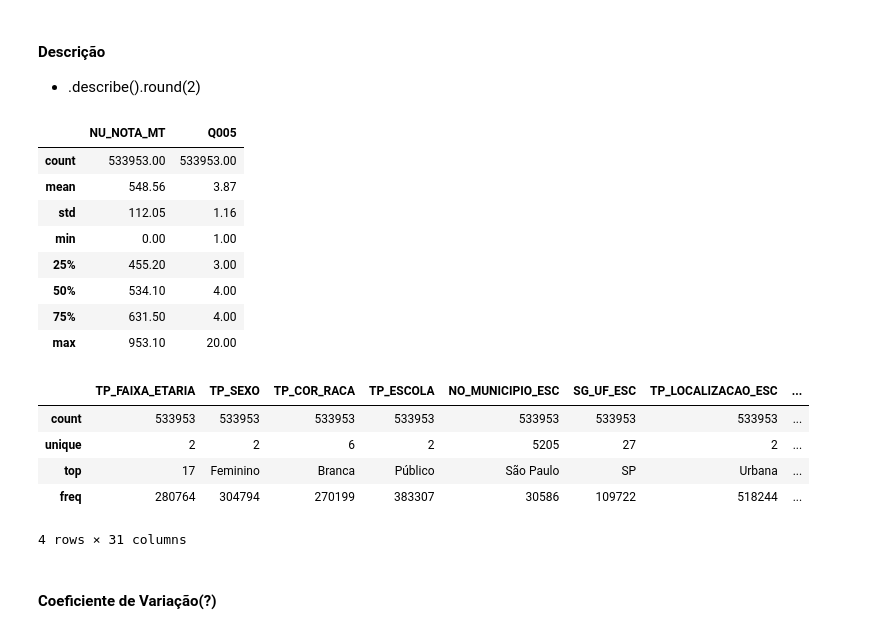
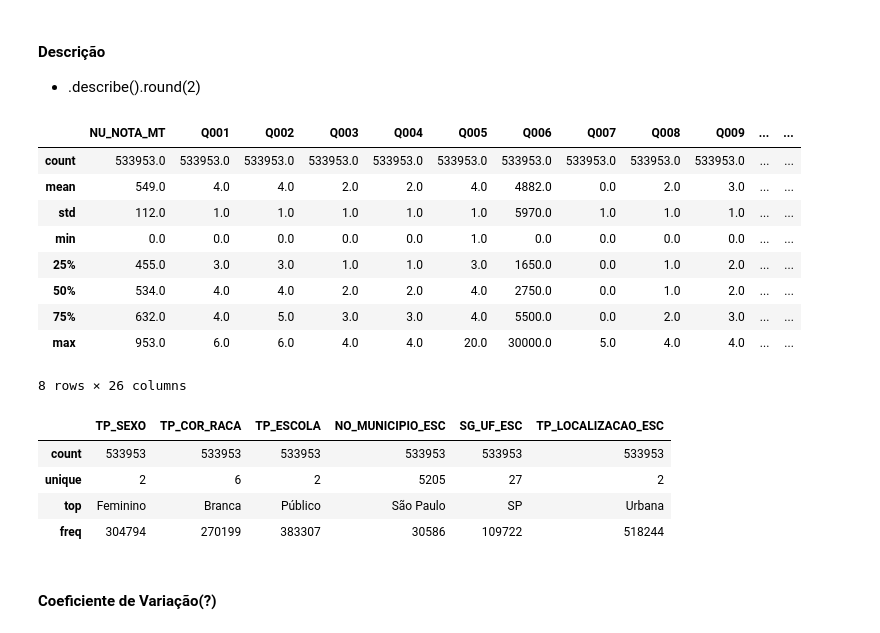
Before and after one commit to ihaveonesun/Projeto-Final-Semantix, a Jupyter notebook: projeto_final_enem.ipynb, the cells around one changed output. Drawn from its saved outputs; the diff is of its cells as text; code cells hidden in the pictures.

```diff
--- a/projeto_final_enem.ipynb
+++ b/projeto_final_enem.ipynb
@@ -209,2 +201,0 @@ dicionario_renda_Q006 = {'A':'Nenhuma Renda', 'B':'Até R$ 1.100,00', 'C':'Até
-# %%
-quest_alunos_df.Q006 = quest_alunos_df.Q006.map(dicionario_renda_Q006)
@@ -234,4 +260,4 @@ _=[auto_map_questionario('Q0{:002}'.format(i)) for i in range(8, 26)]
 # %%
 lista_variaveis = list(quest_alunos_df.columns)
 # %%
-lista_variaveis_quantitativas = ['NU_NOTA_MT','Q005']
+lista_variaveis_qualitativas = ['TP_SEXO','TP_COR_RACA','TP_ESCOLA','NO_MUNICIPIO_ESC','SG_UF_ESC','TP_LOCALIZACAO_ESC']
@@ -244,2 +266,2 @@ Q005 e NU_NOTA_MT são as únicas features quantitativas, talvez devesse transfo
 # %%
-lista_variaveis_qualitativas = [var for var in lista_variaveis if var not in lista_variaveis_quantitativas]
+lista_variaveis_quantitativas = [var for var in lista_variaveis if var not in lista_variaveis_qualitativas]
@@ -254,26 +276,26 @@ lista_variaveis_qualitativas = [var for var in lista_variaveis if var not in lis
 #### Descrição
 * .describe().round(2)
 # %%
-quest_alunos_df[lista_variaveis_quantitativas].describe().round(2)
+quest_alunos_df[lista_variaveis_quantitativas].describe().round()
 # %% [output]
-|  | NU_NOTA_MT | Q005 |
-| count | 533953.00 | 533953.00 |
-| mean | 548.56 | 3.87 |
-| std | 112.05 | 1.16 |
-| min | 0.00 | 1.00 |
-| 25% | 455.20 | 3.00 |
-| 50% | 534.10 | 4.00 |
-| 75% | 631.50 | 4.00 |
-| max | 953.10 | 20.00 |
+|  | NU_NOTA_MT | Q001 | Q002 | Q003 | Q004 | Q005 | Q006 | Q007 | Q008 | Q009 | ... | ... |
+| count | 533953.0 | 533953.0 | 533953.0 | 533953.0 | 533953.0 | 533953.0 | 533953.0 | 533953.0 | 533953.0 | 533953.0 | ... | ... |
+| mean | 549.0 | 4.0 | 4.0 | 2.0 | 2.0 | 4.0 | 4882.0 | 0.0 | 2.0 | 3.0 | ... | ... |
+| std | 112.0 | 1.0 | 1.0 | 1.0 | 1.0 | 1.0 | 5970.0 | 1.0 | 1.0 | 1.0 | ... | ... |
+| min | 0.0 | 0.0 | 0.0 | 0.0 | 0.0 | 1.0 | 0.0 | 0.0 | 0.0 | 0.0 | ... | ... |
+| 25% | 455.0 | 3.0 | 3.0 | 1.0 | 1.0 | 3.0 | 1650.0 | 0.0 | 1.0 | 2.0 | ... | ... |
+| 50% | 534.0 | 4.0 | 4.0 | 2.0 | 2.0 | 4.0 | 2750.0 | 0.0 | 1.0 | 2.0 | ... | ... |
+| 75% | 632.0 | 4.0 | 5.0 | 3.0 | 3.0 | 4.0 | 5500.0 | 0.0 | 2.0 | 3.0 | ... | ... |
+| max | 953.0 | 6.0 | 6.0 | 4.0 | 4.0 | 20.0 | 30000.0 | 5.0 | 4.0 | 4.0 | ... | ... |
+8 rows × 26 columns
 # %%
 quest_alunos_df[lista_variaveis_qualitativas].describe().round(2)
 # %% [output]
-|  | TP_FAIXA_ETARIA | TP_SEXO | TP_COR_RACA | TP_ESCOLA | NO_MUNICIPIO_ESC | SG_UF_ESC | TP_LOCALIZACAO_ESC | ... |
-| count | 533953 | 533953 | 533953 | 533953 | 533953 | 533953 | 533953 | ... |
-| unique | 2 | 2 | 6 | 2 | 5205 | 27 | 2 | ... |
-| top | 17 | Feminino | Branca | Público | São Paulo | SP | Urbana | ... |
-| freq | 280764 | 304794 | 270199 | 383307 | 30586 | 109722 | 518244 | ... |
+|  | TP_SEXO | TP_COR_RACA | TP_ESCOLA | NO_MUNICIPIO_ESC | SG_UF_ESC | TP_LOCALIZACAO_ESC |
+| count | 533953 | 533953 | 533953 | 533953 | 533953 | 533953 |
+| unique | 2 | 6 | 2 | 5205 | 27 | 2 |
+| top | Feminino | Branca | Público | São Paulo | SP | Urbana |
+| freq | 304794 | 270199 | 383307 | 30586 | 109722 | 518244 |
-4 rows × 31 columns
 # %% [markdown]
 #### Coeficiente de Variação(?)
 # %% [markdown]
```
Also changed, not shown: parts of 20 cells of this notebook.
